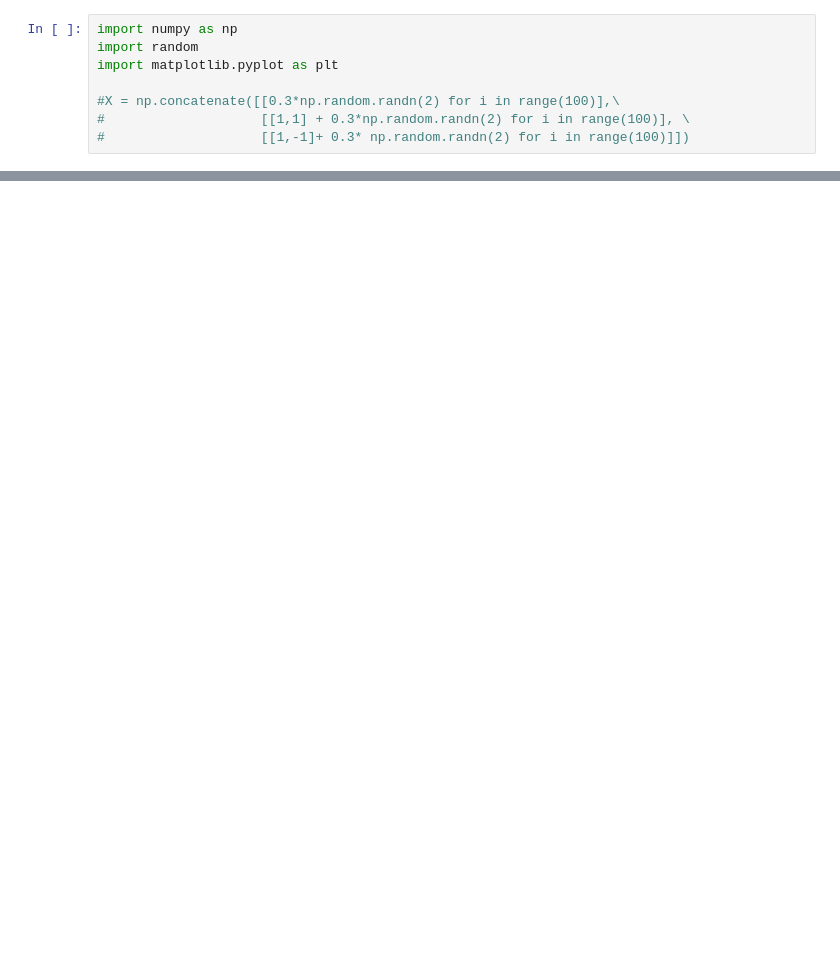
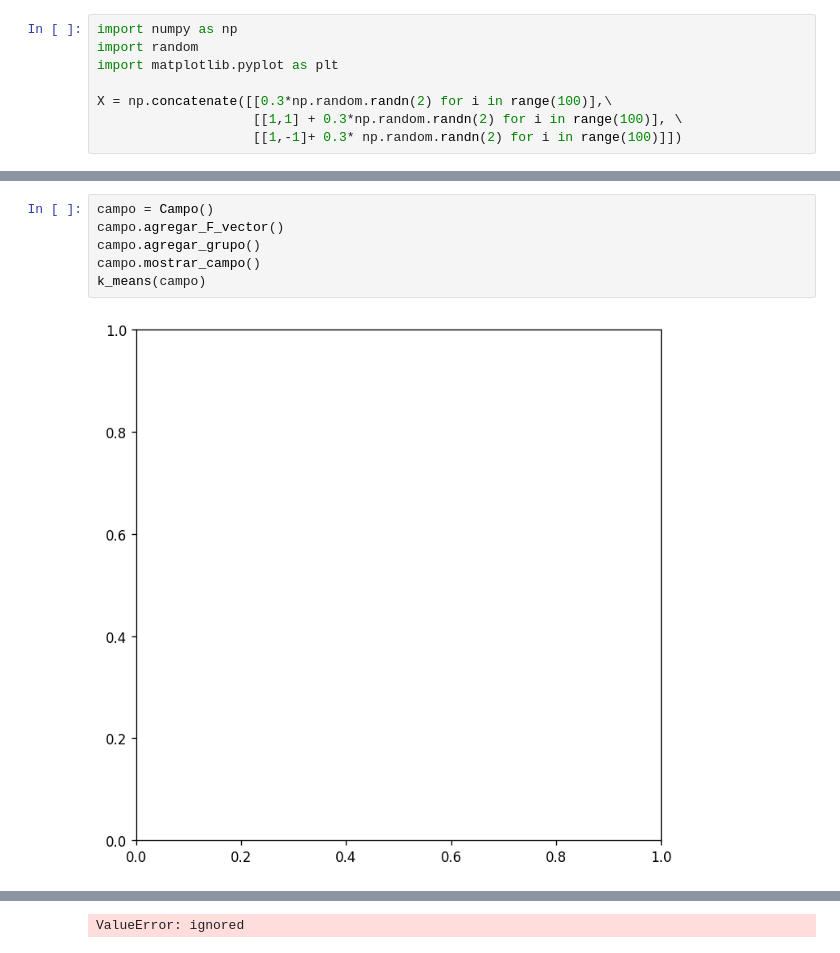
Before and after one commit to diegosaldiasq/al-vectores, a Jupyter notebook: k_means_vectores.ipynb, the cells around one changed output, grey strips where cells are left out. Saved outputs shown, nothing was run; the diff lists cells and outputs as text; blank space fills up the shorter version.

Commit message:
Codigo completo con error no encontrado

```diff
--- a/k_means_vectores.ipynb
+++ b/k_means_vectores.ipynb
@@ -5,9 +5,9 @@ import numpy as np
 import random
 import matplotlib.pyplot as plt
 
-#X = np.concatenate([[0.3*np.random.randn(2) for i in range(100)],\
-#                    [[1,1] + 0.3*np.random.randn(2) for i in range(100)], \
-#                    [[1,-1]+ 0.3* np.random.randn(2) for i in range(100)]])
+X = np.concatenate([[0.3*np.random.randn(2) for i in range(100)],\
+                    [[1,1] + 0.3*np.random.randn(2) for i in range(100)], \
+                    [[1,-1]+ 0.3* np.random.randn(2) for i in range(100)]])
 # %%
 class F_vector:
 
@@ -67,0 +114,8 @@ class Campo:
+# %%
+campo = Campo()
+campo.agregar_F_vector()
+campo.agregar_grupo()
+campo.mostrar_campo()
+k_means(campo)
+# %% [output]
+[figure, added]
@@ -67,0 +123 @@ class Campo:
+ValueError: ignored
```
Also changed, not shown: parts of 2 cells of this notebook.
